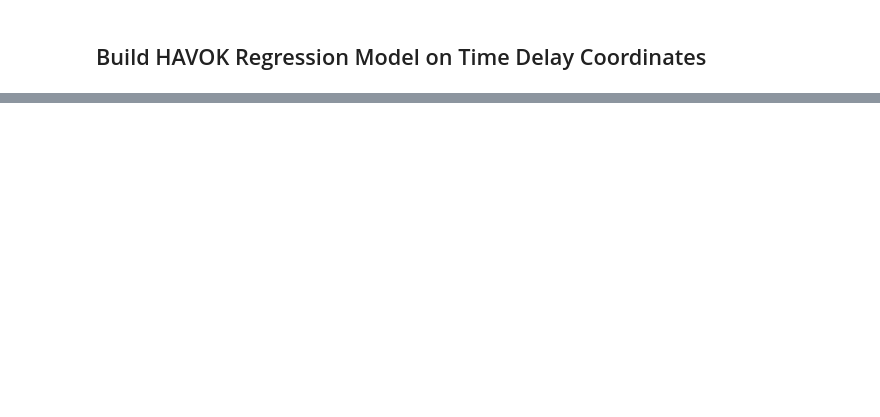
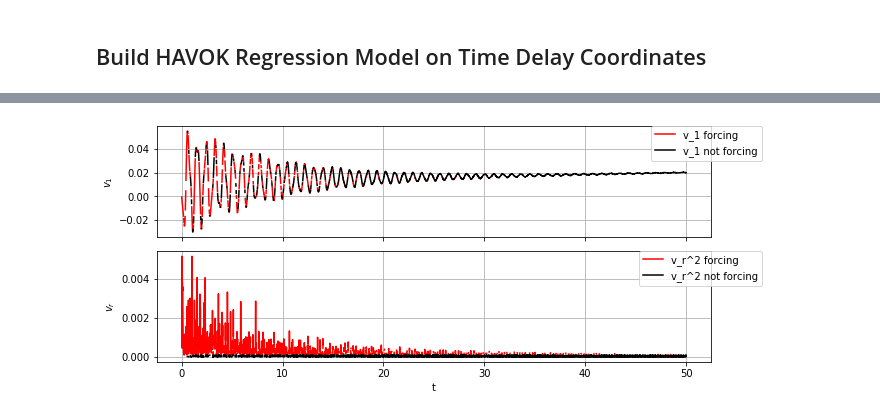
Before and after one commit to billtubbs/mech-575, a Jupyter notebook: code/python/Chapter-7-HAVOK-Lorenz.ipynb, the cells around one changed output, grey strips where cells are left out. Saved outputs shown, nothing was run; the diff lists cells and outputs as text; code cells hidden in the pictures; blank space fills up the shorter version.

```diff
--- a/code/python/Chapter-7-HAVOK-Lorenz.ipynb
+++ b/code/python/Chapter-7-HAVOK-Lorenz.ipynb
@@ -278,0 +329,7 @@ array([-0.14277931, -0.30623686,  0.51637919,  0.48274792, -0.3581351 ,
+# %%
+forcing_values = V_havok[:, r-1]**2
+
+is_forcing = forcing_values > 0.0001  # Choose threshold
+
+# Fraction of time forcing
+round(sum(is_forcing) / len(is_forcing), 4)
@@ -278,0 +338,14 @@ array([-0.14277931, -0.30623686,  0.51637919,  0.48274792, -0.3581351 ,
+# %%
+plot_data = {
+    "v_1": V_havok[:, 0],
+    "v_r^2": V_havok[:, r-1]**2
+}
+index = pd.Index(t, name='t')
+plot_data = pd.DataFrame(plot_data, index=index)
+
+plot_data["v_1 not forcing"] = plot_data.loc[~is_forcing, "v_1"]
+plot_data["v_1 forcing"] = plot_data.loc[is_forcing, "v_1"]
+plot_data["v_r^2 not forcing"] = plot_data.loc[~is_forcing, "v_r^2"]
+plot_data["v_r^2 forcing"] = plot_data.loc[is_forcing, "v_r^2"]
+
+plot_data.head()
@@ -278,0 +360,22 @@ array([-0.14277931, -0.30623686,  0.51637919,  0.48274792, -0.3581351 ,
+# %%
+fig, axes = plt.subplots(2, 1, figsize=(9.5, 4), sharex=True)
+
+plot_data['v_1 forcing'].plot(ax=axes[0], style='r-')
+plot_data['v_1 not forcing'].plot(ax=axes[0], style='k-')
+axes[0].set_ylabel('$v_1$')
+axes[0].grid()
+axes[0].legend(bbox_to_anchor=(1.1, 1.05))
+
+plot_data['v_r^2 forcing'].plot(ax=axes[1], style='r-')
+plot_data['v_r^2 not forcing'].plot(ax=axes[1], style='k-')
+axes[1].set_ylabel('$v_r$')
+axes[1].grid()
+axes[1].legend(bbox_to_anchor=(1.1, 1.05))
+
+axes[1].set_xlabel('t')
+plt.tight_layout()
+filepath = os.path.join(plot_dir, 'havok_lorenz_prediction.png')
+plt.savefig(filepath)
+plt.show()
+# %% [output]
+[figure, added]
```
Also changed, not shown: parts of 28 cells of this notebook.
